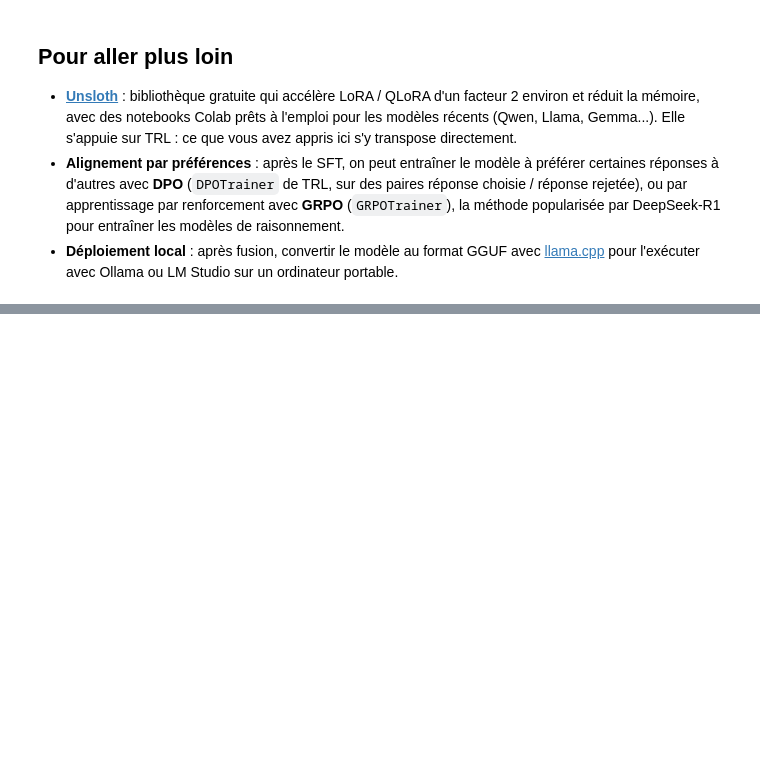
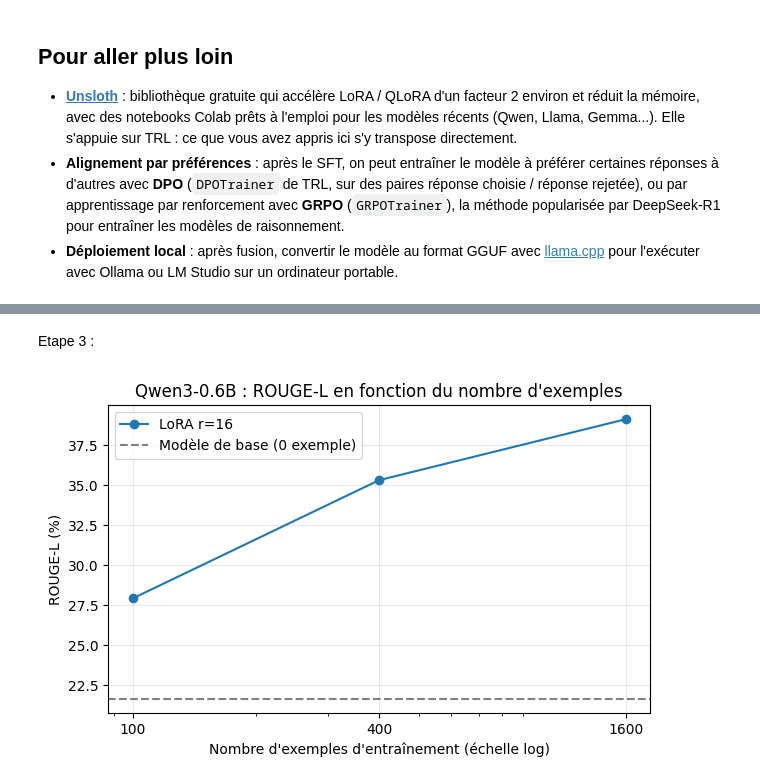
Before and after one commit to degahugo/tp-fine-tuning-student-version, a Jupyter notebook: tp-fine-tuning.ipynb, the cells around one changed output, grey strips where cells are left out. Drawn from its saved outputs; the diff is of its cells as text; code cells hidden in the pictures; blank space fills up the shorter version.

```diff
--- a/tp-fine-tuning.ipynb
+++ b/tp-fine-tuning.ipynb
@@ -1170,0 +1210,10 @@ Travail demandé :
+# %%
+results = {}
+for n in [0, 100, 400, 1600]:
+    print(f"=== {n} exemples ===")
+    results[n] = finetune(n)
+    print(results[n])
+
+results_df = pd.DataFrame(results).T
+results_df.index.name = "n_train"
+results_df
@@ -1170,0 +1264,18 @@ Travail demandé :
+# %% [markdown]
+Etape 3 :
+# %%
+trained = results_df.drop(index=0)
+
+plt.figure(figsize=(7, 4))
+plt.plot(trained.index, trained["rougeL"], "o-", label="LoRA r=16")
+plt.axhline(results_df.loc[0, "rougeL"], color="gray", linestyle="--", label="Modèle de base (0 exemple)")
+plt.xscale("log")
+plt.xticks(trained.index, [str(n) for n in trained.index])
+plt.xlabel("Nombre d'exemples d'entraînement (échelle log)")
+plt.ylabel("ROUGE-L (%)")
+plt.title("Qwen3-0.6B : ROUGE-L en fonction du nombre d'exemples")
+plt.legend()
+plt.grid(alpha=0.3)
+plt.show()
+# %% [output]
+[figure, added]
```
Also changed, not shown: parts of 20 cells of this notebook.
